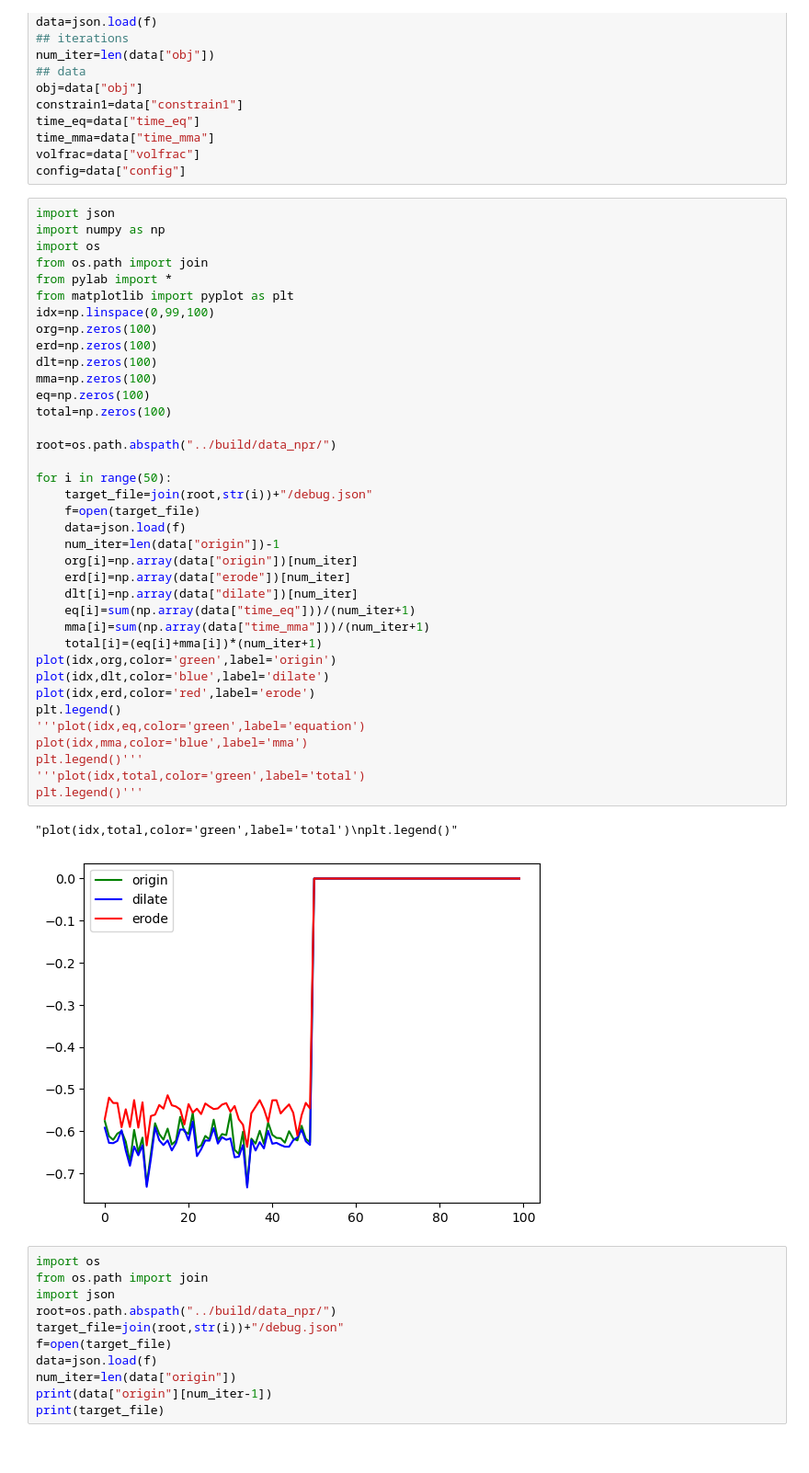
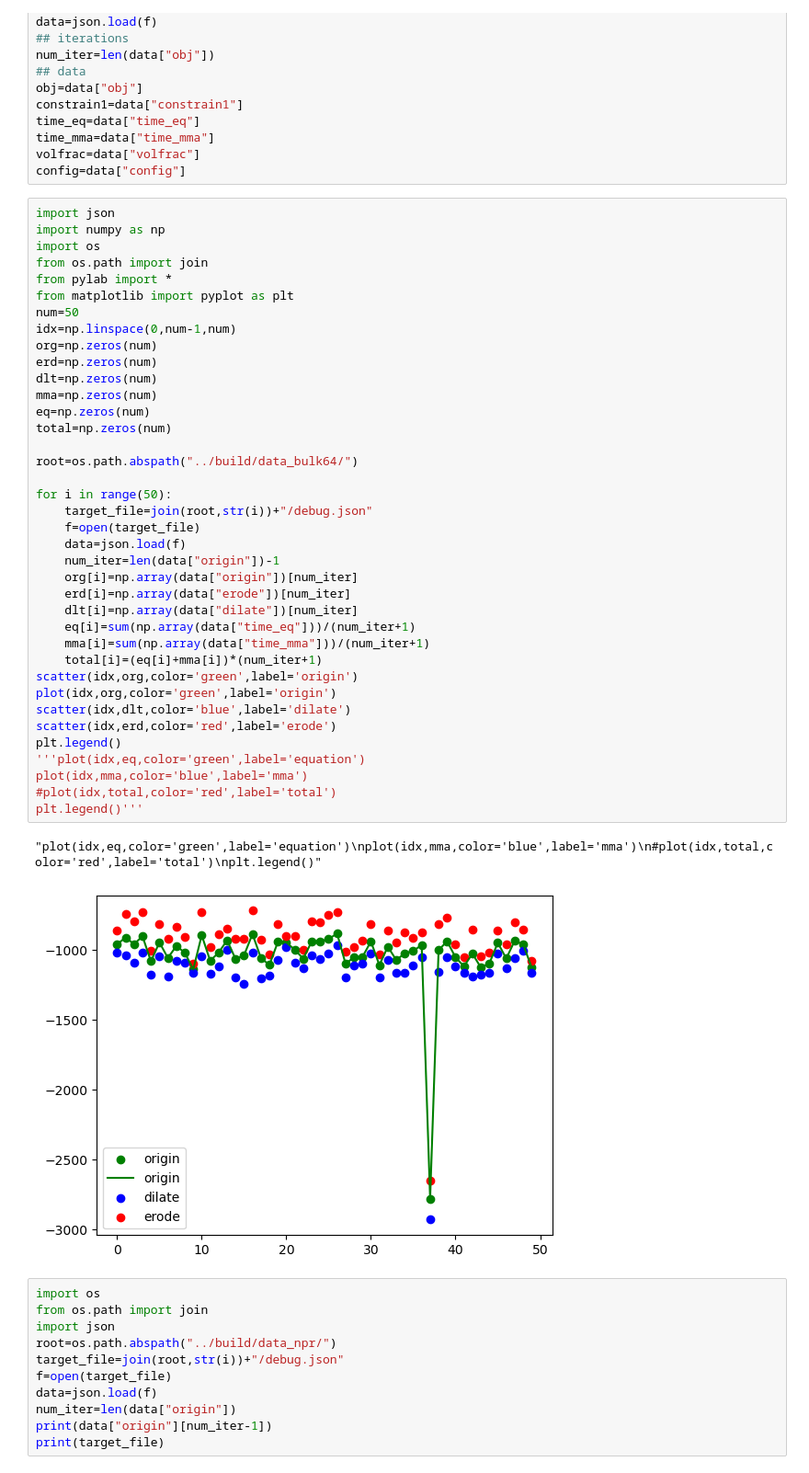
Before and after one commit to Schnabel-8/homo3d, a Jupyter notebook: scripts/data_process.ipynb, the cells around one changed output. Shown: that part at 92% size. Cells and saved outputs as stored; diff of their text form.

```diff
--- a/scripts/data_process.ipynb
+++ b/scripts/data_process.ipynb
@@ -15,43 +15,44 @@ config=data["config"]
 # %%
 import json
 import numpy as np
 import os
 from os.path import join
 from pylab import *
 from matplotlib import pyplot as plt
-idx=np.linspace(0,99,100)
-org=np.zeros(100)
-erd=np.zeros(100)
-dlt=np.zeros(100)
-mma=np.zeros(100)
-eq=np.zeros(100)
-total=np.zeros(100)
+num=50
+idx=np.linspace(0,num-1,num)
+org=np.zeros(num)
+erd=np.zeros(num)
+dlt=np.zeros(num)
+mma=np.zeros(num)
+eq=np.zeros(num)
+total=np.zeros(num)
 
-root=os.path.abspath("../build/data_npr/")
+root=os.path.abspath("../build/data_bulk64/")
 
 for i in range(50):
     target_file=join(root,str(i))+"/debug.json"
     f=open(target_file)
     data=json.load(f)
     num_iter=len(data["origin"])-1
     org[i]=np.array(data["origin"])[num_iter]
     erd[i]=np.array(data["erode"])[num_iter]
     dlt[i]=np.array(data["dilate"])[num_iter]
     eq[i]=sum(np.array(data["time_eq"]))/(num_iter+1)
     mma[i]=sum(np.array(data["time_mma"]))/(num_iter+1)
     total[i]=(eq[i]+mma[i])*(num_iter+1)
+scatter(idx,org,color='green',label='origin')
 plot(idx,org,color='green',label='origin')
-plot(idx,dlt,color='blue',label='dilate')
-plot(idx,erd,color='red',label='erode')
+scatter(idx,dlt,color='blue',label='dilate')
+scatter(idx,erd,color='red',label='erode')
 plt.legend()
 '''plot(idx,eq,color='green',label='equation')
 plot(idx,mma,color='blue',label='mma')
+#plot(idx,total,color='red',label='total')
 plt.legend()'''
-'''plot(idx,total,color='green',label='total')
-plt.legend()'''
 # %% [output]
-"plot(idx,total,color='green',label='total')\nplt.legend()"
+"plot(idx,eq,color='green',label='equation')\nplot(idx,mma,color='blue',label='mma')\n#plot(idx,total,color='red',label='total')\nplt.legend()"
-[figure, old version]
+[figure, new version]
 # %%
 import os
 from os.path import join
```
Also changed, not shown: parts of 2 cells of this notebook, 10 other files.
